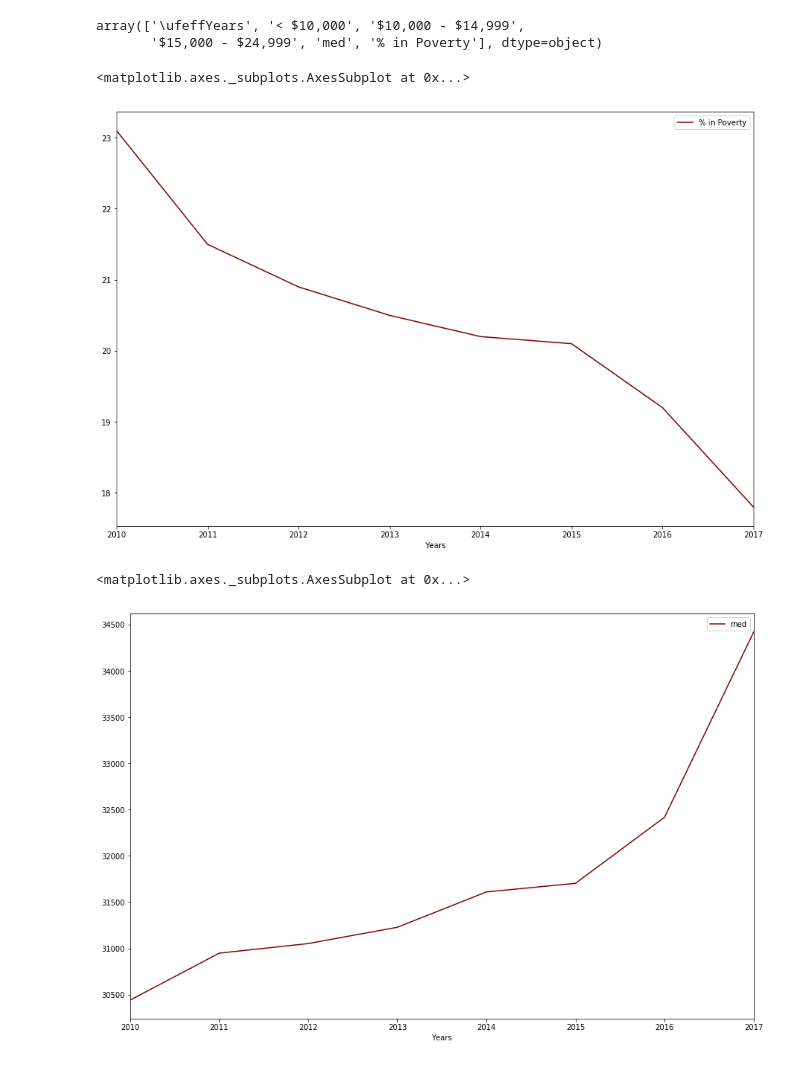
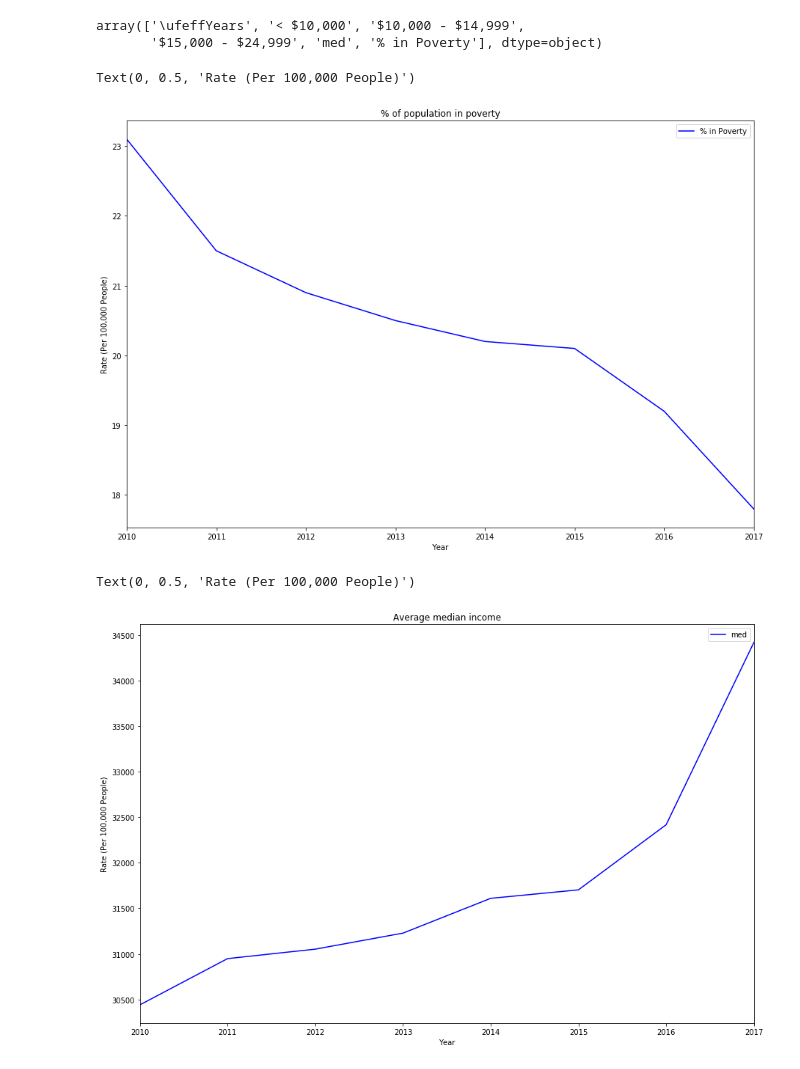
Before and after one commit to MikeAnderson89/National-Crime-Rate-Correlations, a Jupyter notebook: Chicago/Chicago_Stats.ipynb, the cells around one changed output. Drawn from its saved outputs; the diff is of its cells as text; code cells hidden in the pictures.

```diff
--- a/Chicago/Chicago_Stats.ipynb
+++ b/Chicago/Chicago_Stats.ipynb
@@ -96,12 +99,18 @@ array(['\ufeffYears', '< $10,000', '$10,000 - $14,999',
 # %%
 # Plots % in Poverty over time
 Chicago_Income_Rates = Chicago_Income_Rates.rename(columns= {'\ufeffYears': 'Years'})
-Chicago_Income_Rates.plot(kind='line', x='Years', y='% in Poverty', figsize=(15,10), color='maroon')
+Chicago_Income_Rates.plot(kind='line', x='Years', y='% in Poverty', figsize=(15,10), color='Blue')
+plt.title('% of population in poverty')
+plt.xlabel('Year')
+plt.ylabel('Rate (Per 100,000 People)')
 # %% [output]
-<matplotlib.axes._subplots.AxesSubplot at 0x...>
+Text(0, 0.5, 'Rate (Per 100,000 People)')
-[figure, old version]
+[figure, new version]
 # %%
-Chicago_Income_Rates.plot(kind='line', x='Years', y='med', figsize=(15,10), color='maroon')
+Chicago_Income_Rates.plot(kind='line', x='Years', y='med', figsize=(15,10), color='Blue')
+plt.title('Average median income')
+plt.xlabel('Year')
+plt.ylabel('Rate (Per 100,000 People)')
 # %% [output]
-<matplotlib.axes._subplots.AxesSubplot at 0x...>
+Text(0, 0.5, 'Rate (Per 100,000 People)')
-[figure, old version]
+[figure, new version]
```
Also changed, not shown: parts of 2 cells of this notebook, 8 other files.
